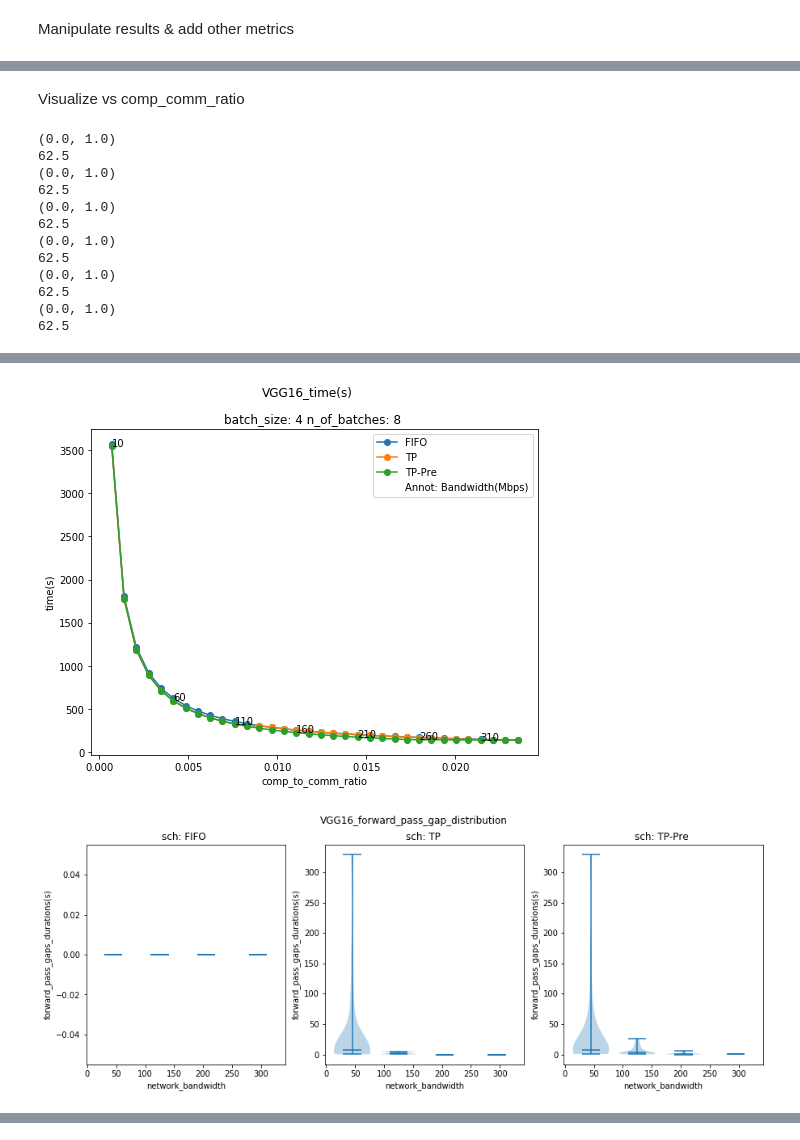
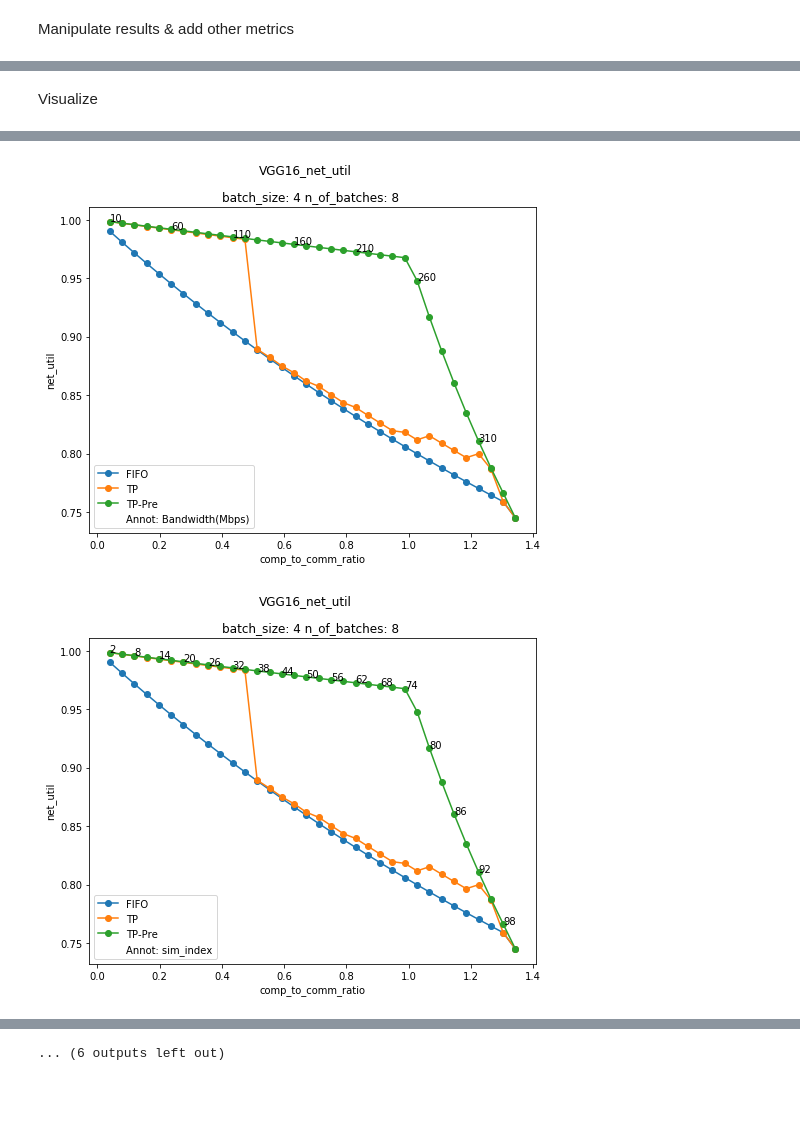
Before and after one commit to ChenYuHo/schedule-simulator, a Jupyter notebook: schedule_simulator_core/simulation_presets_visualization.ipynb, the cells around one changed output, grey strips where cells are left out. Cells and saved outputs as stored; diff of their text form; code cells hidden in the pictures; blank space fills up the shorter version.

```diff
--- a/schedule_simulator_core/simulation_presets_visualization.ipynb
+++ b/schedule_simulator_core/simulation_presets_visualization.ipynb
@@ -499,54 +537,34 @@ results["speedup_over_fifo"] = network_scheduler_speedup_over_fifo(summary["resu
 # %% [markdown]
-Visualize vs comp_comm_ratio
+Visualize
 # %%
 from matplotlib.backends.backend_pdf import PdfPages
 file = PdfPages("{}_visualizaton.pdf".format("VGG16"))
-f = line_plot_grid(summary["results"], title="{}_speedup_over_fifo_sim_index".format("VGG16"), save=False,
-               x="sim_index",
-               y="speedup_over_fifo",
-               line_variable="sch",
-               row_variable="batch_size",
-               column_variable="n_of_batches",
-               annotation_variable= "sim_index",
-               annotation_only_for_line_groups=["TP-Pre"],
-               annotation_step=1,
-               label_length=float("inf"),
-               subplot_size=(8,6)
-              )
-file.savefig(f)
-for y in ["gpu_util","net_util", "speedup_over_fifo", "time(s)"]:
+for y in ["time(s)", "gpu_util","net_util","speedup_over_fifo", "speedup_over_zero_communication",
+          "gpu_gap_count","forward_pass_gap_count", "gpu_gap_sum(s)","forward_pass_gap_sum(s)"]:
     f = line_plot_grid(summary["results"], title="{}_{}".format("VGG16", y), save=False,
-                   x="comp_to_comm_ratio",
-                   y=y,
-                   line_variable="sch",
-                   row_variable="batch_size",
-                   column_variable="n_of_batches",
-                   annotation_variable= "Bandwidth(Mbps)",
-                   annotation_only_for_line_groups=["TP-Pre"],
-                   annotation_step=5,
-                   label_length=float("inf"),
-                   subplot_size=(8,6)
-                  )
+                       x="comp_to_comm_ratio",
+                       y=y,
+                       line_variable="sch",
+                       row_variable="batch_size",
+                       column_variable="n_of_batches",
+                       annotation_variable= "Bandwidth(Mbps)",
+                       annotation_only_for_line_groups=["TP-Pre"],
+                       annotation_step=5,
+                       label_length=float("inf"),
+                       subplot_size=(8,6)
+                      )
     file.savefig(f)
-f = violin_plot_grid(summary["results"], x="network_bandwidth", y="forward_pass_gaps_durations(s)",
-                     row_variable="sch", label_length=float("inf"), bins=4,
-                     title="VGG16_forward_pass_gap_distribution")
-file.savefig(f)
-f = violin_plot_grid(summary["results"], x="network_bandwidth", y="gpu_gaps_durations(s)",
-                     row_variable="sch", label_length=float("inf"), bins=4,
-                     title="VGG16_gpu_gap_distribution")
-file.savefig(f)
-file.close()
+    f = line_plot_grid(summary["results"], title="{}_{}".format("VGG16", y), save=False,
+                       x="comp_to_comm_ratio",
+                       y=y,
+                       line_variable="sch",
+                       row_variable="batch_size",
+                       column_variable="n_of_batches",
+                       annotation_variable= "sim_index",
+                       annotation_step=2,
+                       annotation_only_for_line_groups=["TP-Pre"],
+                       label_length=float("inf"),
+                       subplot_size=(8,6)
+                      )
+    file.savefig(f)
 # %% [output]
-(0.0, 1.0)
-62.5
-(0.0, 1.0)
-62.5
-(0.0, 1.0)
-62.5
-(0.0, 1.0)
-62.5
-(0.0, 1.0)
-62.5
-(0.0, 1.0)
-62.5
@@ -557,2 +575,2 @@ file.close()
-[figure, old version]
+[figure, new version]
-[figure, old version]
+[figure, new version]
@@ -559,0 +583 @@ file.close()
+... (6 outputs left out)
```
Also changed, not shown: parts of 7 cells of this notebook.
